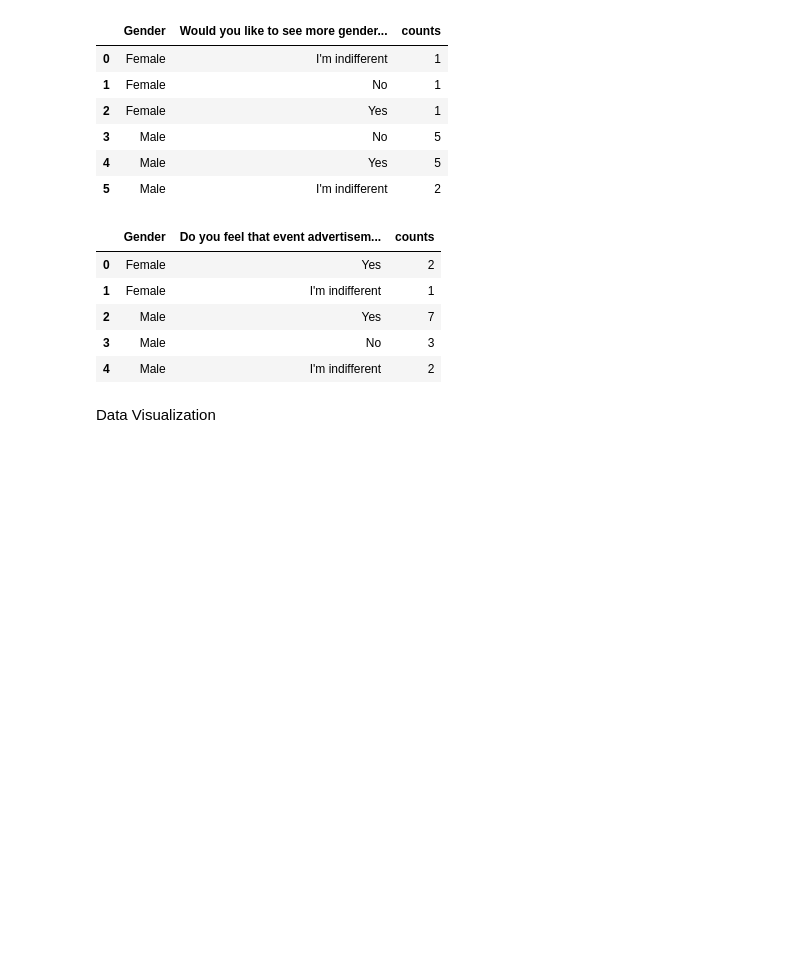
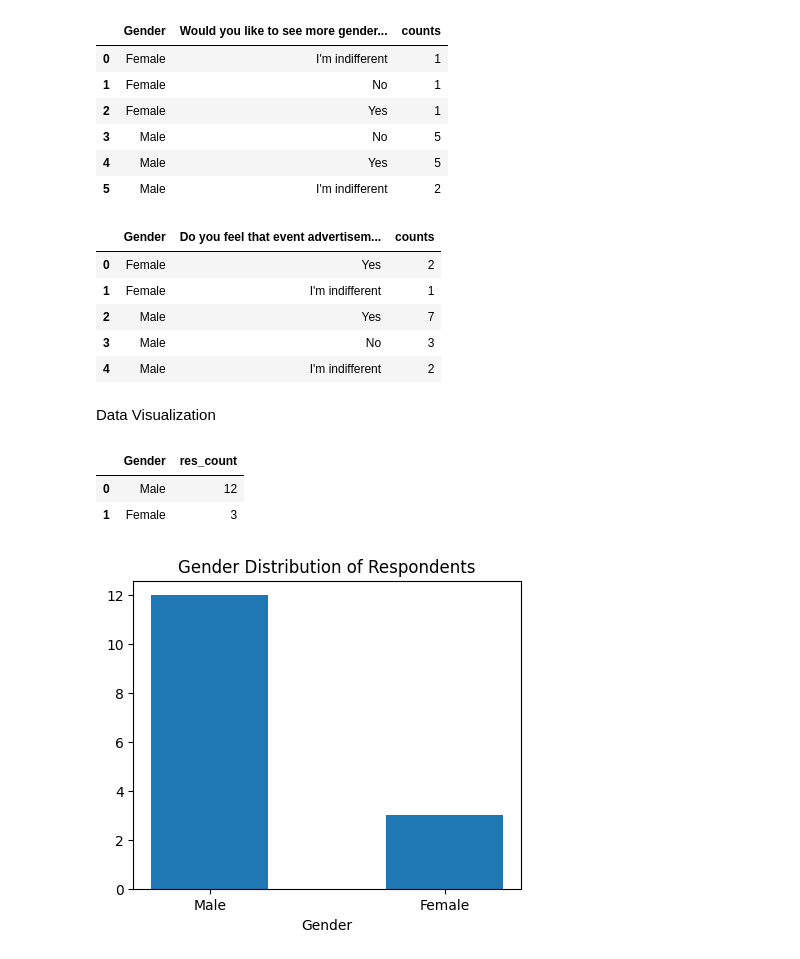
Before and after one commit to djibril968/Tribe_related_projects, a Jupyter notebook: spring_events_analytics.ipynb, the cells around one changed output. Cells and saved outputs as stored; diff of their text form; code cells hidden in the pictures; blank space fills up the shorter version.

```diff
--- a/spring_events_analytics.ipynb
+++ b/spring_events_analytics.ipynb
@@ -304,0 +309,15 @@ Data Visualization
+# %%
+gender_dist
+# %% [output]
+|  | Gender | res_count |
+| 0 | Male | 12 |
+| 1 | Female | 3 |
+# %%
+plt.figure(figsize= (5, 4))
+
+plt.bar(gender_dist['Gender'], gender_dist['res_count'], width= 0.5)
+plt.title('Gender Distribution of Respondents')
+plt.xlabel('Gender')
+plt.show()
+# %% [output]
+[figure, added]
```
Also changed, not shown: parts of 4 cells of this notebook.
